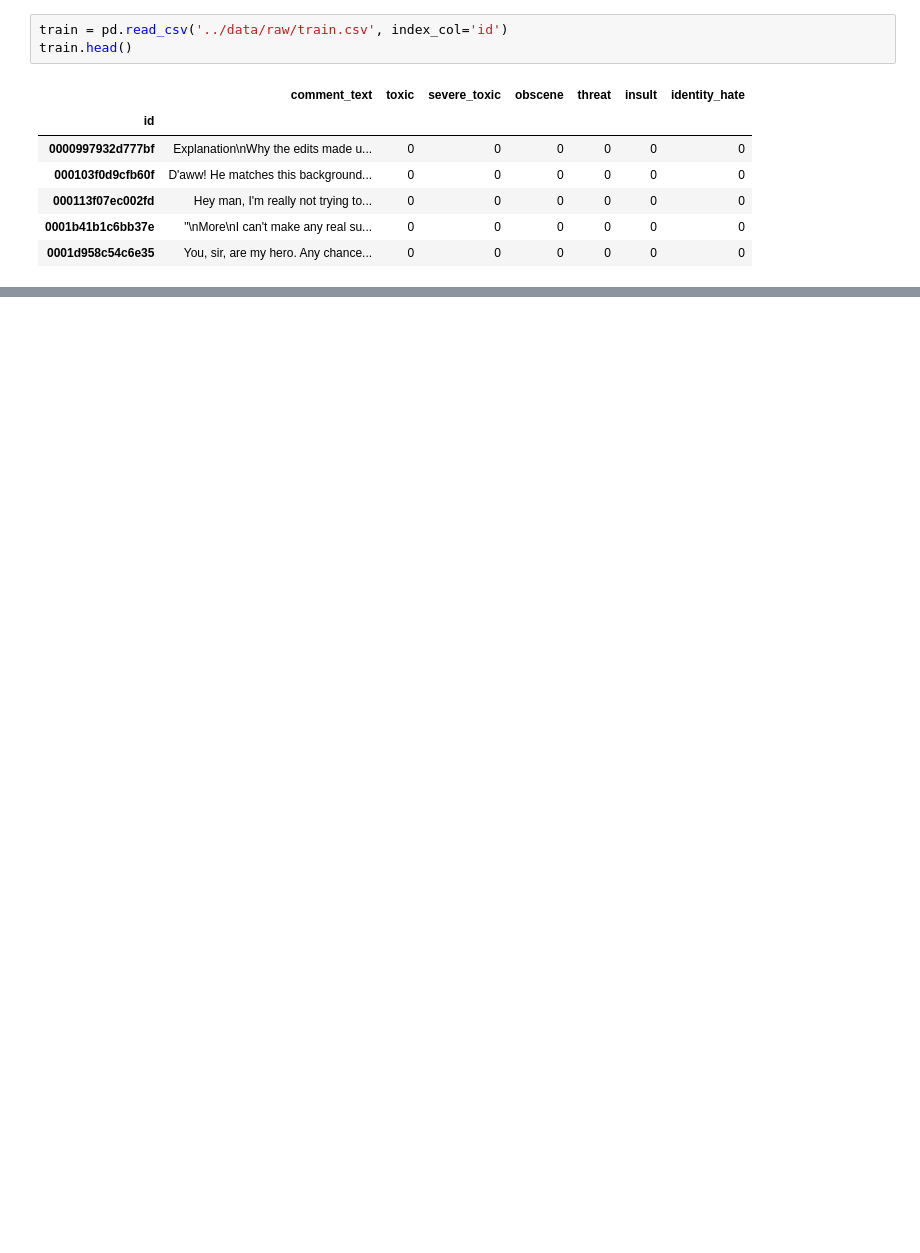
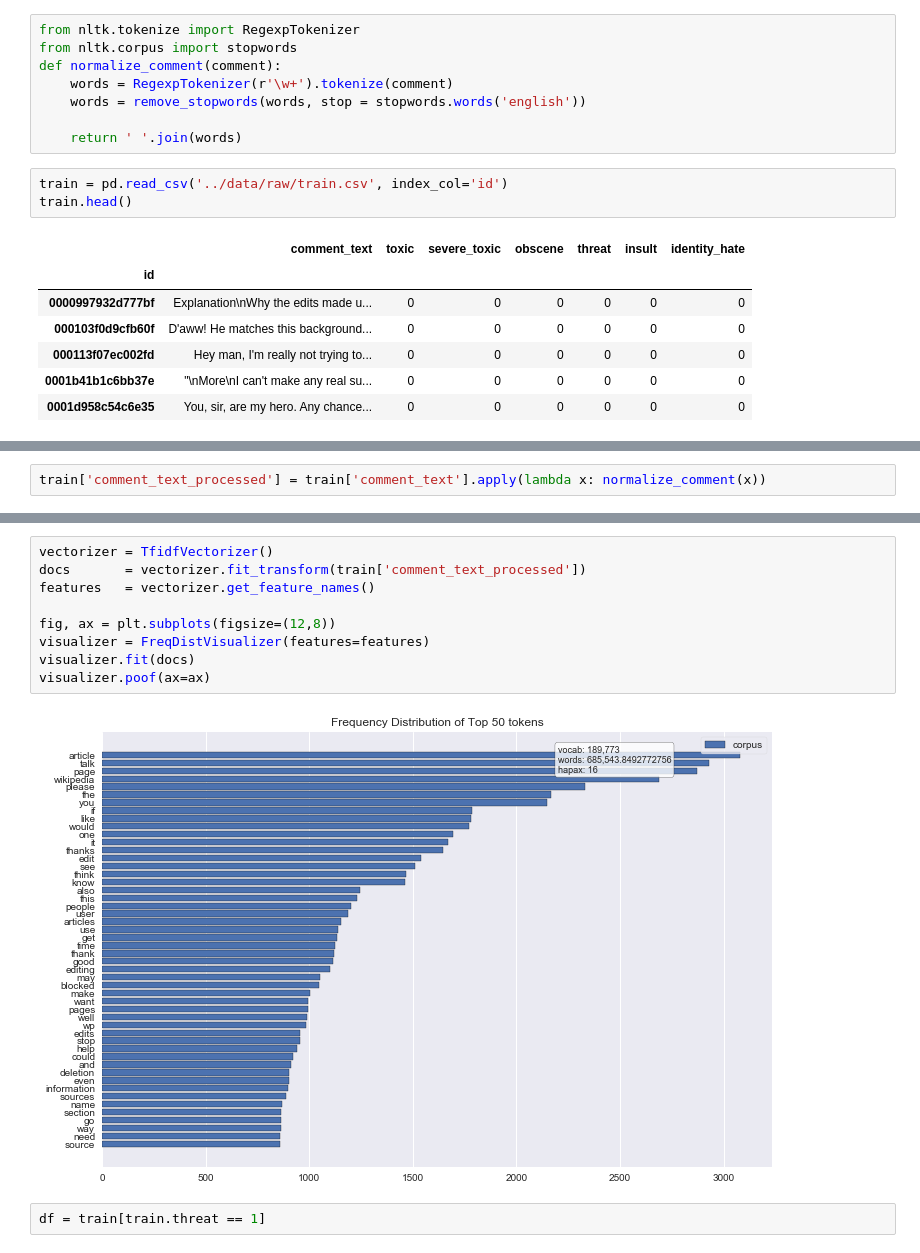
Before and after one commit to geraldcuder/ToxicCommentClassification, a Jupyter notebook: notebooks/exploration_preprocessing.ipynb, the cells around one changed output, grey strips where cells are left out. Cells and saved outputs as stored; diff of their text form; blank space fills up the shorter version.

```diff
--- a/notebooks/exploration_preprocessing.ipynb
+++ b/notebooks/exploration_preprocessing.ipynb
@@ -15,3 +19,11 @@ from
+# %%
+from nltk.tokenize import RegexpTokenizer
+from nltk.corpus import stopwords
+def normalize_comment(comment):
+    words = RegexpTokenizer(r'\w+').tokenize(comment)
+    words = remove_stopwords(words, stop = stopwords.words('english'))
+
+    return ' '.join(words)
 # %%
 train = pd.read_csv('../data/raw/train.csv', index_col='id')
 train.head()
@@ -29,0 +42,2 @@ train.sample(1)['comment_text'].values[0]
+# %%
+train['comment_text_processed'] = train['comment_text'].apply(lambda x: normalize_comment(x))
@@ -29,0 +54,13 @@ train.sample(1)['comment_text'].values[0]
+# %%
+vectorizer = TfidfVectorizer()
+docs       = vectorizer.fit_transform(train['comment_text_processed'])
+features   = vectorizer.get_feature_names()
+
+fig, ax = plt.subplots(figsize=(12,8))
+visualizer = FreqDistVisualizer(features=features)
+visualizer.fit(docs)
+visualizer.poof(ax=ax)
+# %% [output]
+[figure, added]
+# %%
+df = train[train.threat == 1]
```
Also changed, not shown: parts of 9 cells of this notebook, 4 other files.
